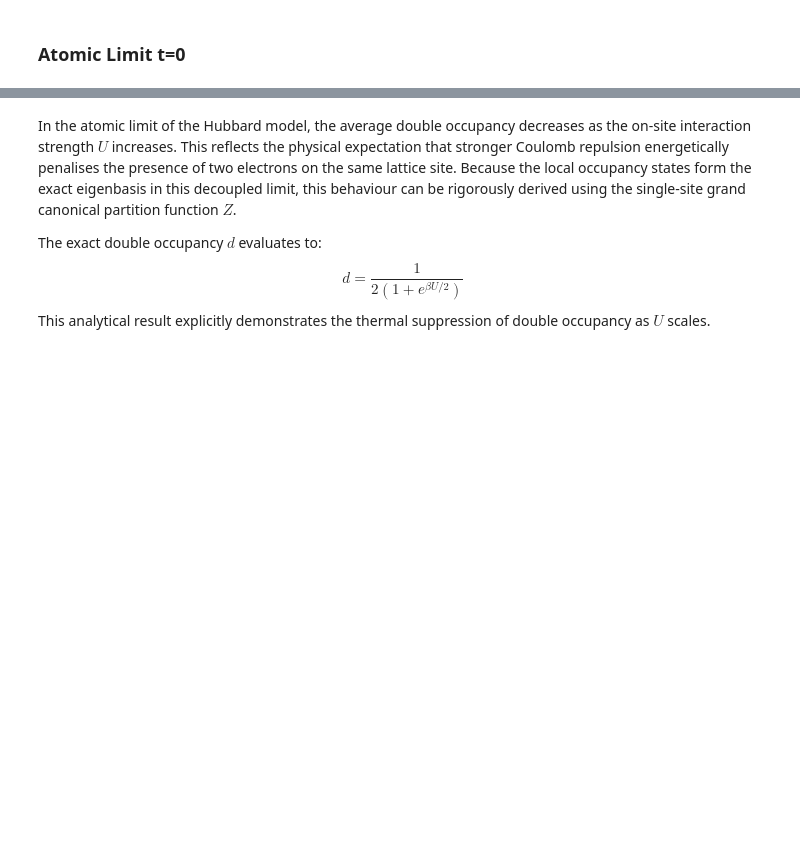
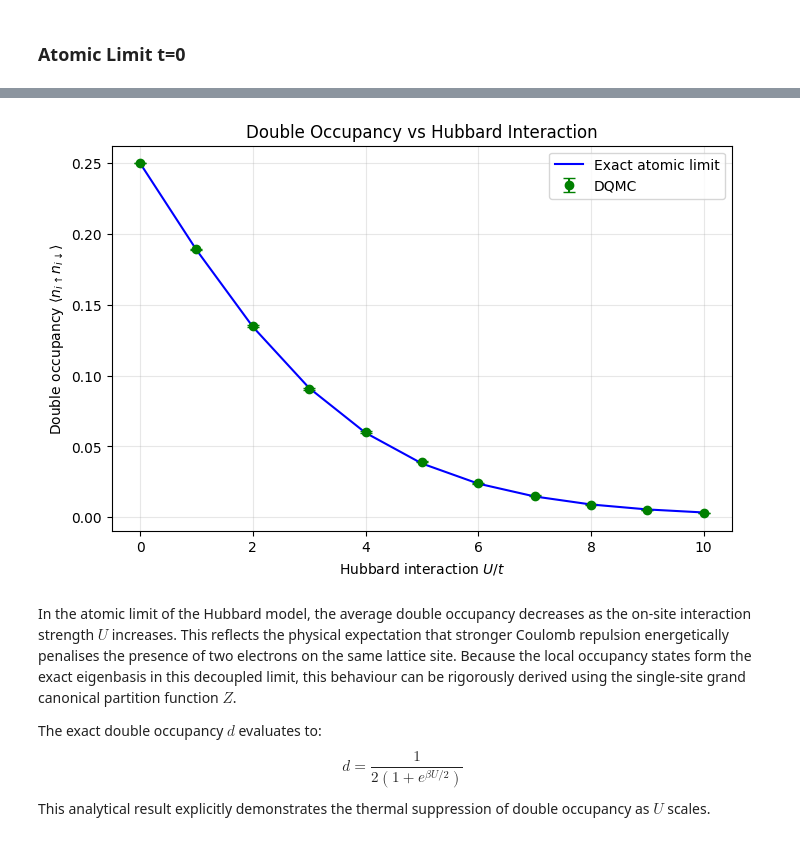
Before and after one commit to RENSHUZHE/HKU-DQMC, a Jupyter notebook: DQMC_Theory_2_Measurement_and_Updating.ipynb, the cells around one changed output, grey strips where cells are left out. Cells and saved outputs as stored; diff of their text form; code cells hidden in the pictures; blank space fills up the shorter version.

```diff
--- a/DQMC_Theory_2_Measurement_and_Updating.ipynb
+++ b/DQMC_Theory_2_Measurement_and_Updating.ipynb
@@ -661,0 +776,86 @@ plt.show()
+# %%
+# 1.Define physical parameters
+N_sites = 10
+L_tau = 100
+delta_tau = 0.01
+t = 0.0
+beta = L_tau * delta_tau
+temperature = 1.0 / beta
+
+Us = np.arange(0.0, 11.0, 1.0)
+warmup_sweeps = 100
+measurement_sweeps = 500
+print(f"Temperature: {temperature:.4f}")
+
+# 2. Construct the kinetic propagators
+
+K_matrix = make_K_matrix_1d( N_sites, t )
+( exp_minus_dtau_K, exp_plus_dtau_K ) = make_exact_K_propagators( K_matrix, delta_tau )
+
+# 3. Run DQMC for each interaction strength
+avg_double_occs = []
+err_double_occs = []
+acceptance_rates = []
+double_occ_measurements_list = []
+
+for U_index, U in enumerate(Us):
+    dqmc_results = run_dqmc_sweeps(
+        number_sites=N_sites,
+        number_slices=L_tau,
+        interaction=U,
+        hopping=t,
+        delta_tau=delta_tau,
+        exp_minus_dtau_K=exp_minus_dtau_K,
+        exp_plus_dtau_K=exp_plus_dtau_K,
+        warmup_sweeps=warmup_sweeps,
+        measurement_sweeps=measurement_sweeps,
+        seed=1234 + U_index
+    )
+
+    double_occ_data = dqmc_results[ "double_occupancy" ]
+    avg_double_occs.append( double_occ_data[0] )
+    err_double_occs.append( double_occ_data[1] )
+    acceptance_rates.append( dqmc_results["acceptance_rate"] )
+    double_occ_measurements_list.append( dqmc_results[ "double_occupancy_measurements" ] )
+    print(
+        f"U={U:4.1f}: "
+        f"double occupancy="
+        f"{double_occ_data[0]:.6f} "
+        f"± {double_occ_data[1]:.6f}, "
+        f"acceptance="
+        f"{dqmc_results['acceptance_rate']:.4f}"
+    )
+
+avg_double_occs = np.asarray( avg_double_occs )
+err_double_occs = np.asarray( err_double_occs )
+
+
+
+# 4. Analytical atomic-limit result
+# At t=0 and half filling:
+# D = 1 / [2(1 + exp(beta U / 2))]
+
+double_occs_exact = 1.0 / ( 2.0 * ( 1.0 + np.exp(0.5 * beta * Us) ) )
+
+
+# 5. Plot the comparison
+
+plt.figure(figsize=(8, 5))
+plt.errorbar(
+    Us,
+    avg_double_occs,
+    yerr=err_double_occs,
+    marker="o",
+    linestyle="none",
+    capsize=4,
+    color="green",
+    label="DQMC"
+)
+plt.plot( Us, double_occs_exact, color="blue", linewidth=1.5, label="Exact atomic limit" )
+plt.title( "Double Occupancy vs Hubbard Interaction" )
+plt.xlabel(r"Hubbard interaction $U/t$")
+plt.ylabel( r"Double occupancy " r"$\langle n_{i\uparrow}n_{i\downarrow}\rangle$" )
+plt.grid(True, alpha=0.3)
+plt.legend()
+plt.show()
+# %% [output]
@@ -662,3 +874,4 @@ plt.show()
+[figure, added]
 # %% [markdown]
 In the atomic limit of the Hubbard model, the average double occupancy decreases as the on-site interaction strength $U$ increases. This reflects the physical expectation that stronger Coulomb repulsion energetically penalises the presence of two electrons on the same lattice site. Because the local occupancy states form the exact eigenbasis in this decoupled limit, this behaviour can be rigorously derived using the single-site grand canonical partition function $Z$.
 
```
Also changed, not shown: parts of 30 cells of this notebook.
